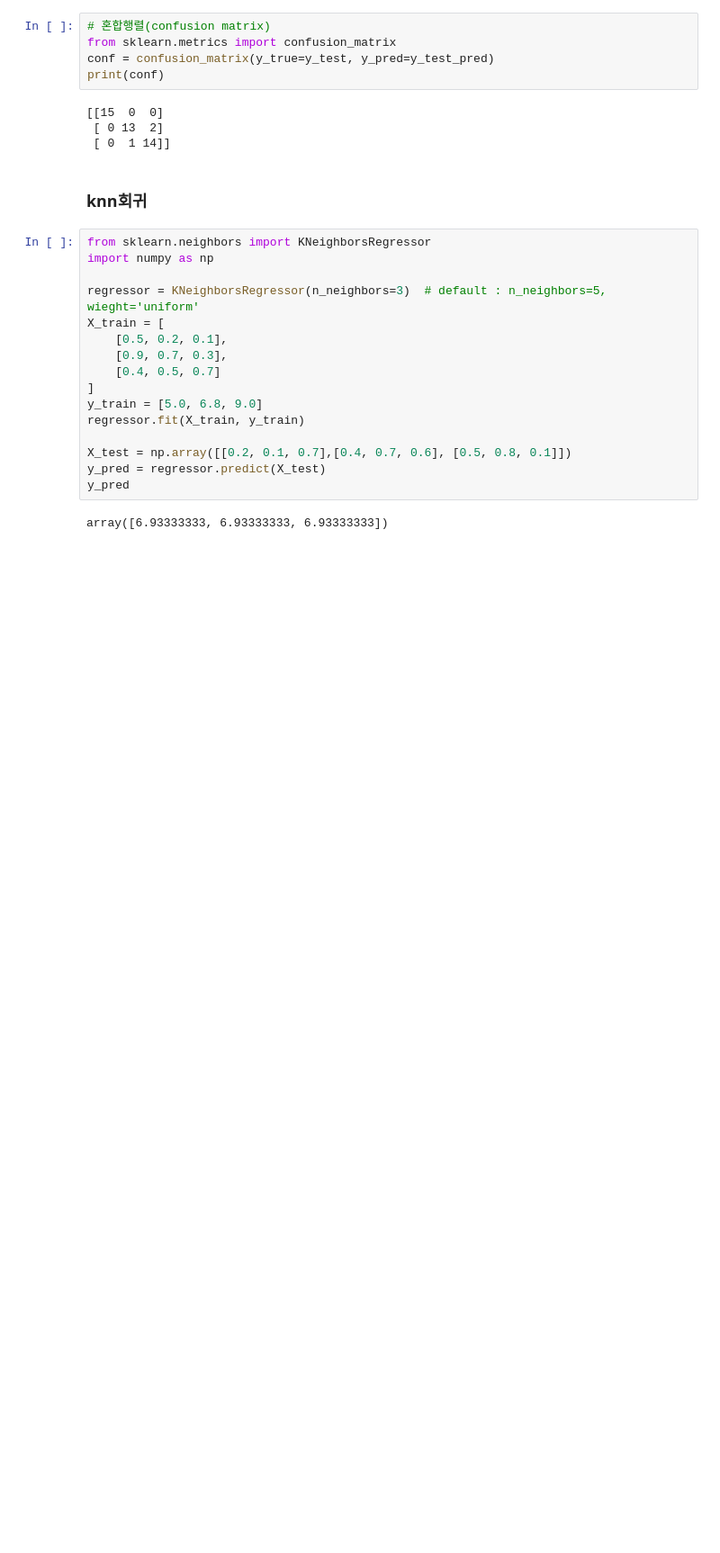
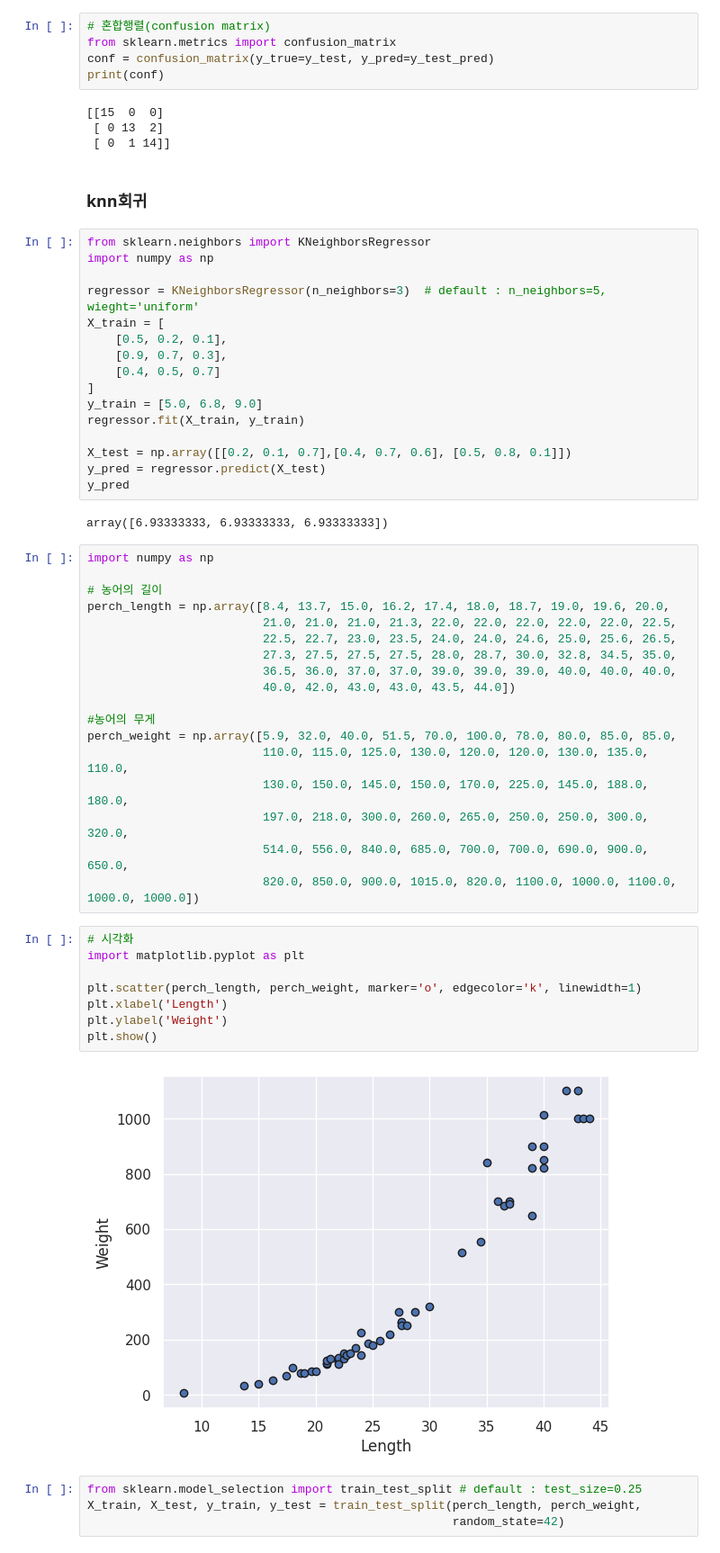
Before and after one commit to chw8207/ML_codingstudy, a Jupyter notebook: knn.ipynb, the cells around one changed output. Shown: that part at 90% size. Drawn from its saved outputs; the diff is of its cells as text; blank space fills up the shorter version.

```diff
--- a/knn.ipynb
+++ b/knn.ipynb
@@ -221,3 +221,35 @@ y_pred = regressor.predict(X_test)
 y_pred
 # %% [output]
 array([6.93333333, 6.93333333, 6.93333333])
+# %%
+import numpy as np
+
+# 농어의 길이
+perch_length = np.array([8.4, 13.7, 15.0, 16.2, 17.4, 18.0, 18.7, 19.0, 19.6, 20.0,
+                         21.0, 21.0, 21.0, 21.3, 22.0, 22.0, 22.0, 22.0, 22.0, 22.5,
+                         22.5, 22.7, 23.0, 23.5, 24.0, 24.0, 24.6, 25.0, 25.6, 26.5,
+                         27.3, 27.5, 27.5, 27.5, 28.0, 28.7, 30.0, 32.8, 34.5, 35.0,
+                         36.5, 36.0, 37.0, 37.0, 39.0, 39.0, 39.0, 40.0, 40.0, 40.0,
+                         40.0, 42.0, 43.0, 43.0, 43.5, 44.0])
+
+#농어의 무게
+perch_weight = np.array([5.9, 32.0, 40.0, 51.5, 70.0, 100.0, 78.0, 80.0, 85.0, 85.0,
+                         110.0, 115.0, 125.0, 130.0, 120.0, 120.0, 130.0, 135.0, 110.0,
+                         130.0, 150.0, 145.0, 150.0, 170.0, 225.0, 145.0, 188.0, 180.0,
+                         197.0, 218.0, 300.0, 260.0, 265.0, 250.0, 250.0, 300.0, 320.0,
+                         514.0, 556.0, 840.0, 685.0, 700.0, 700.0, 690.0, 900.0, 650.0,
+                         820.0, 850.0, 900.0, 1015.0, 820.0, 1100.0, 1000.0, 1100.0, 1000.0, 1000.0])
+# %%
+# 시각화
+import matplotlib.pyplot as plt
+
+plt.scatter(perch_length, perch_weight, marker='o', edgecolor='k', linewidth=1)
+plt.xlabel('Length')
+plt.ylabel('Weight')
+plt.show()
+# %% [output]
+[figure, added]
+# %%
+from sklearn.model_selection import train_test_split # default : test_size=0.25
+X_train, X_test, y_train, y_test = train_test_split(perch_length, perch_weight,
+                                                    random_state=42)
```
Also changed, not shown: parts of 5 cells of this notebook.
